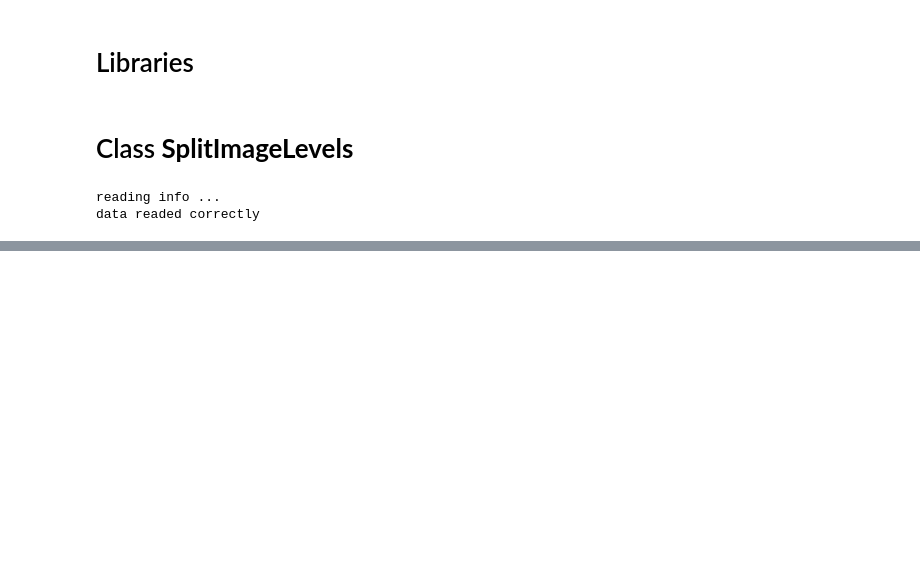
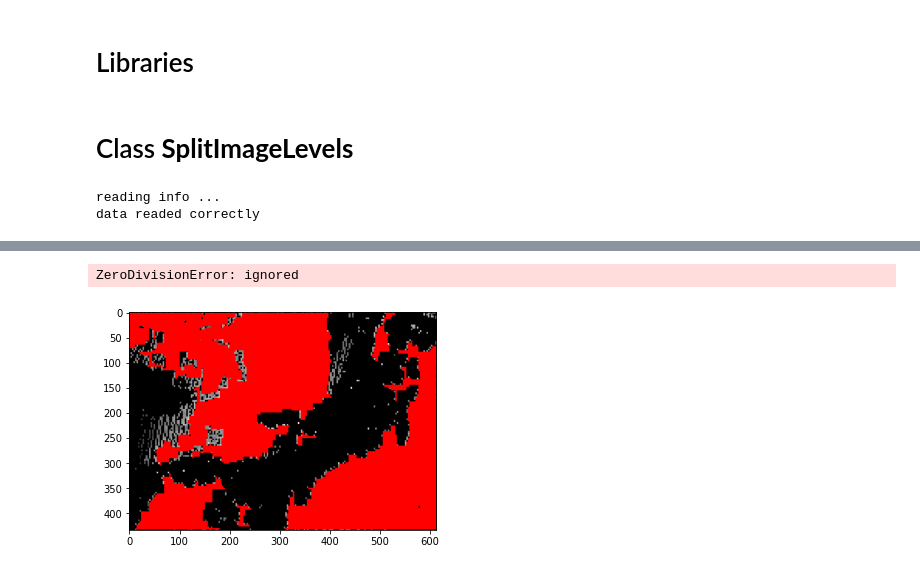
Before and after one commit to kmiloarguello/ozone-pollution, a Jupyter notebook: main.ipynb, the cells around one changed output, grey strips where cells are left out. Drawn from its saved outputs; the diff is of its cells as text; code cells hidden in the pictures; blank space fills up the shorter version.

```diff
--- a/main.ipynb
+++ b/main.ipynb
@@ -913,11 +982,12 @@ imageLT = SplitImageLevels()
 
 imageLT.set_year(2008)
 imageLT.set_month(5)
-imageLT.set_day(4)
+imageLT.set_day(5)
 imageLT.set_image_type("LT")
 imageLT.set_image_name("levels")
-imageLT.set_weight_gray_values(30)
-imageLT.set_cluster_value(15)
+imageLT.set_weight_gray_values(50)
+imageLT.set_cluster_value(30)
+imageLT.set_pixel_size(0.25,.125)
 
 imageLT.get_image_by_leves()
 # %% [output]
@@ -931,4 +1005,17 @@ bgr , gray = imageLT.load_image_from_files(imageLT.get_image_name())
 # %%
 image, _, background = imageLT.filter_image(gray)
 regions, _ = imageLT.get_mser_regions(image)
+
+img_temp = gray.copy()
+img_temp = cv2.cvtColor(img_temp, cv2.COLOR_GRAY2BGR)
+
+for p in regions[:]:
+  for k in p:
+    cv2.circle(img_temp, (k[0],k[1]), radius=0, color=(255, 0, 0), thickness=-1)
+
+plt.imshow(img_temp)
+
 regx, regy, polys, lines, values = imageLT.set_mser_regions(image, background, regions[:])
+# %% [output]
+ZeroDivisionError: ignored
+[figure, added]
```
Also changed, not shown: parts of 12 cells of this notebook.
